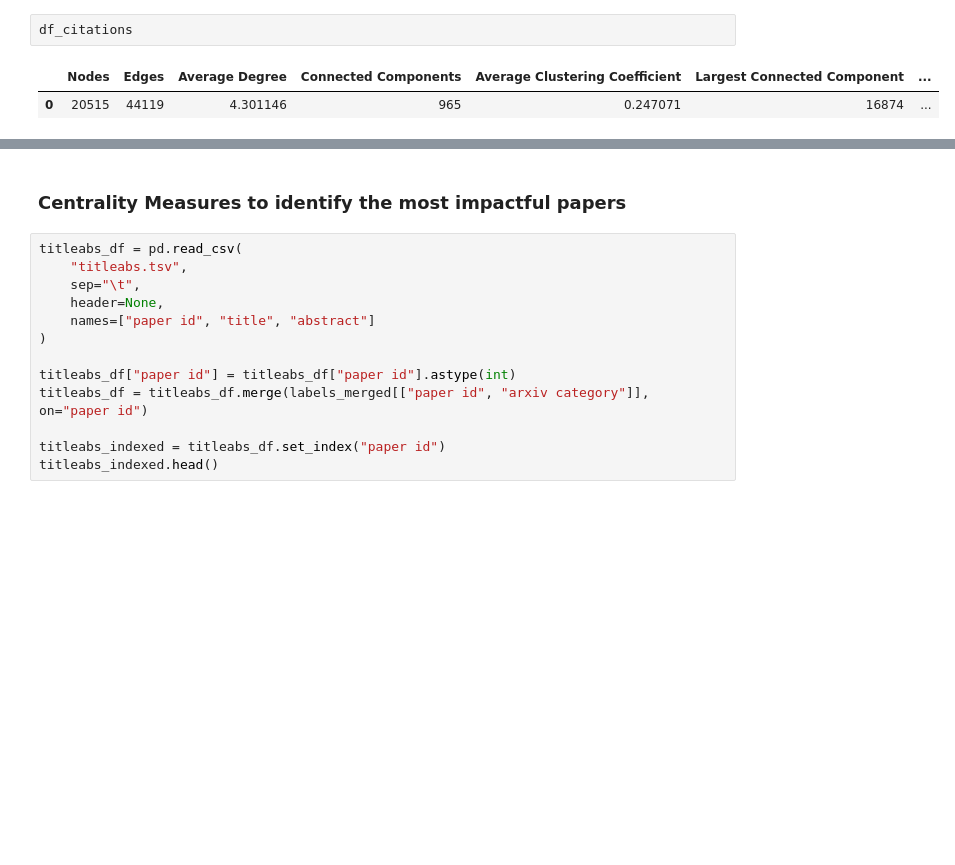
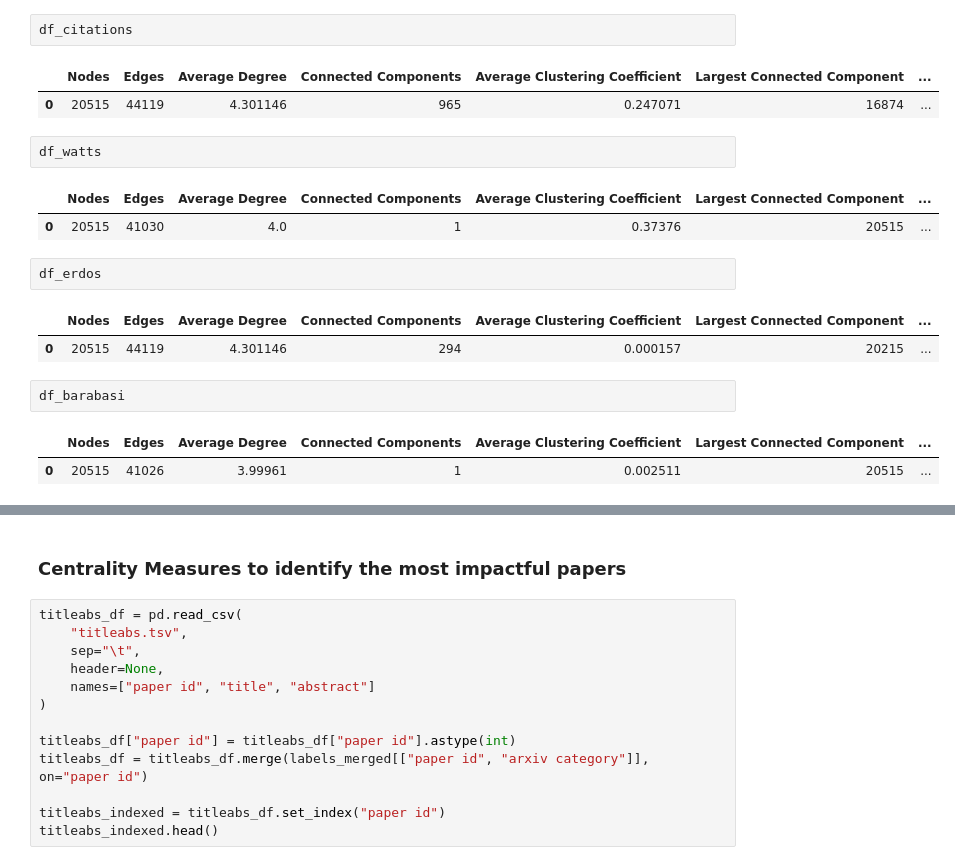
Before and after one commit to husz78/Citations-Network, a Jupyter notebook: graph_analysis.ipynb, the cells around one changed output, grey strips where cells are left out. Drawn from its saved outputs; the diff is of its cells as text; blank space fills up the shorter version.

```diff
--- a/graph_analysis.ipynb
+++ b/graph_analysis.ipynb
@@ -234,6 +237,21 @@ df_citations
 # %% [output]
 |  | Nodes | Edges | Average Degree | Connected Components | Average Clustering Coefficient | Largest Connected Component | ... |
 | 0 | 20515 | 44119 | 4.301146 | 965 | 0.247071 | 16874 | ... |
+# %%
+df_watts
+# %% [output]
+|  | Nodes | Edges | Average Degree | Connected Components | Average Clustering Coefficient | Largest Connected Component | ... |
+| 0 | 20515 | 41030 | 4.0 | 1 | 0.37376 | 20515 | ... |
+# %%
+df_erdos
+# %% [output]
+|  | Nodes | Edges | Average Degree | Connected Components | Average Clustering Coefficient | Largest Connected Component | ... |
+| 0 | 20515 | 44119 | 4.301146 | 294 | 0.000157 | 20215 | ... |
+# %%
+df_barabasi
+# %% [output]
+|  | Nodes | Edges | Average Degree | Connected Components | Average Clustering Coefficient | Largest Connected Component | ... |
+| 0 | 20515 | 41026 | 3.99961 | 1 | 0.002511 | 20515 | ... |
 # %%
 results = pd.concat([df_citations, df_erdos, df_barabasi, df_watts], ignore_index=True)
 results['Network'] = ["ArXiv Citation", "Erdős-Rényi", "Barabási-Albert", "Watts-Strogatz"]
```
Also changed, not shown: parts of 8 cells of this notebook, 5 other files.
